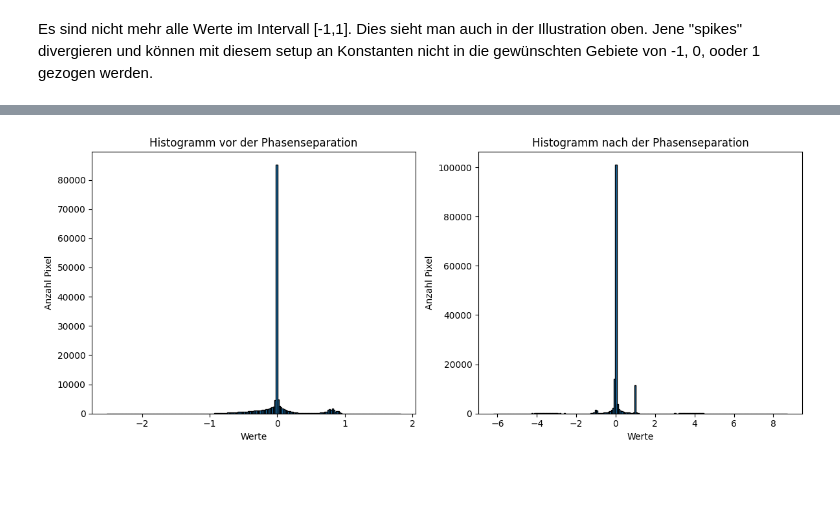
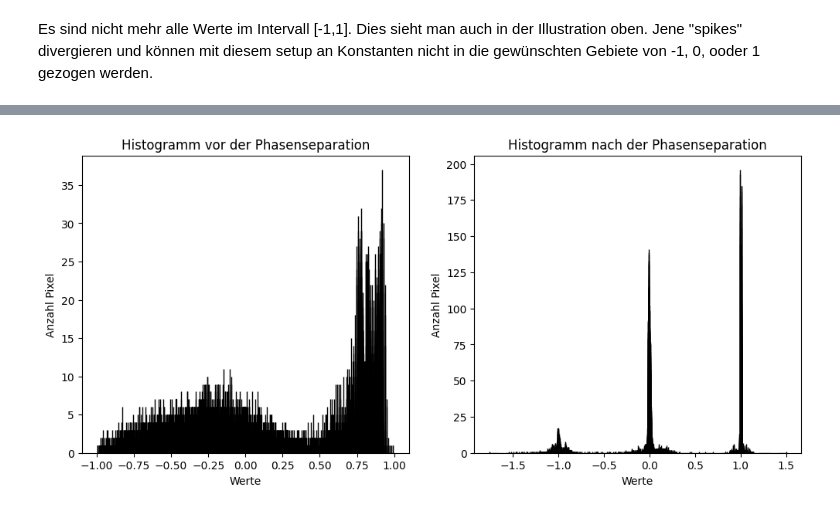
Before and after one commit to cyrilgabriele/HANA_Gruppe2, a Jupyter notebook: Notebooks/Aufgabe3.ipynb, the cells around one changed output, grey strips where cells are left out. Cells and saved outputs as stored; diff of their text form; code cells hidden in the pictures; blank space fills up the shorter version.

Commit message:
implemented the imgNew displaying and the histograms

```diff
--- a/Notebooks/Aufgabe3.ipynb
+++ b/Notebooks/Aufgabe3.ipynb
@@ -36,7 +36,7 @@ BaseWebGuiScene
 # Startwerte:
 t0 = 0
 dt0 = 0.1
-tend = 3
+tend = 5
 eps0 = 1e-4
 d2t = 0.02  #Änderungsrate für dt
 
@@ -171,25 +172,24 @@ print(np.min(gfu_array_2s), np.max(gfu_array_2s))
 # %%
 # Anzahl bins
 num_bins = 200
 
 # subplots
 fig, axs = plt.subplots(1, 2, figsize=(12, 5))
 
 # Plot des ersten Histogramms => vor der Phasenseparation
-axs[0].hist(gfu_array_t0, bins=num_bins, edgecolor='black')
+axs[0].hist(img, bins=num_bins, edgecolor='black')
 #axs[0].set_yscale('log')  # y-Achse logarithmisch => Phasenseparation besser ersichlich in linearer y-Achse
 axs[0].set_title('Histogramm vor der Phasenseparation')
 axs[0].set_xlabel('Werte')
 axs[0].set_ylabel('Anzahl Pixel')
 
 # Plot des zweiten Histogramms => nach der Phasenseparation
-axs[1].hist(gfu_array_2s, bins=num_bins, edgecolor='black')
+axs[1].hist(imgNew, bins=num_bins, edgecolor='black')
 #axs[1].set_yscale('log')  # y-axis logarithmisch
 axs[1].set_title('Histogramm nach der Phasenseparation')
 axs[1].set_xlabel('Werte')
 axs[1].set_ylabel('Anzahl Pixel')
 
-plt.tight_layout()
 plt.show()
 # %% [output]
-[figure, old version]
+[figure, new version]
```
Also changed, not shown: parts of 6 cells of this notebook, 2 other files.
